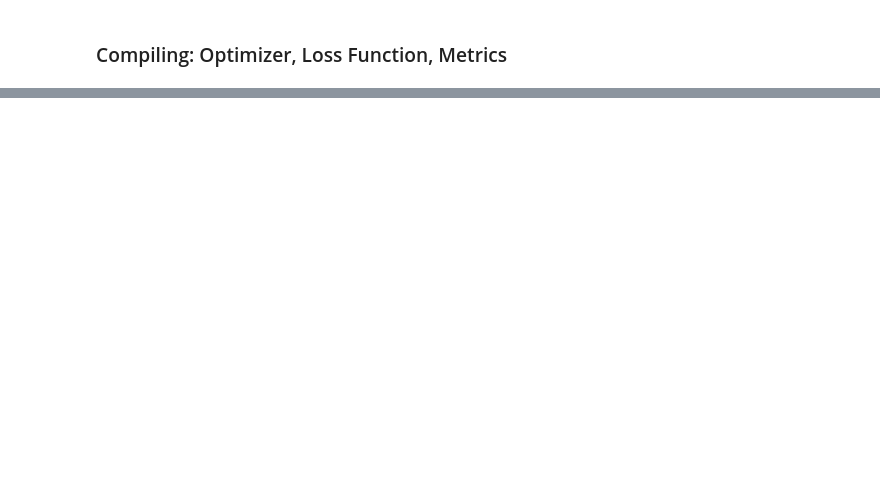
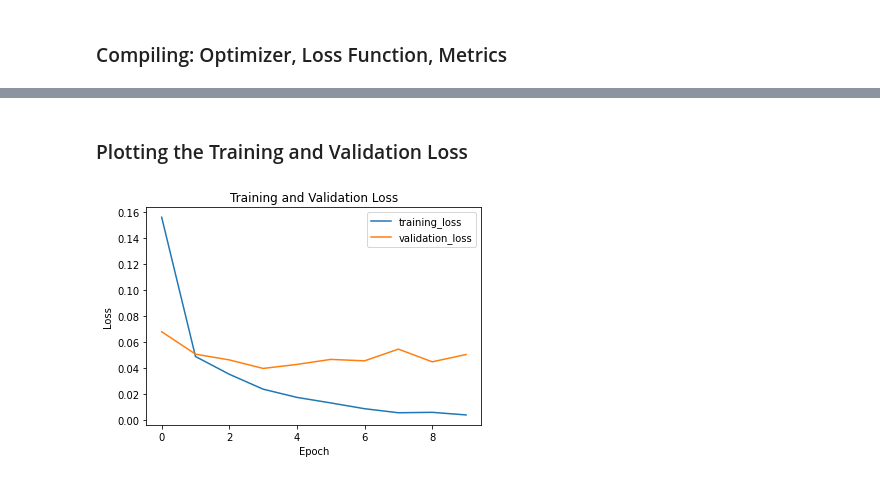
Before and after one commit to fkosse/bootcamp_projects, a Jupyter notebook: deep_learning/deep_learning.ipynb, the cells around one changed output, grey strips where cells are left out. Cells and saved outputs as stored; diff of their text form; code cells hidden in the pictures; blank space fills up the shorter version.

```diff
--- a/deep_learning/deep_learning.ipynb
+++ b/deep_learning/deep_learning.ipynb
@@ -463,0 +502,12 @@ results.history['val_accuracy']
+# %% [markdown]
+### Plotting the Training and Validation Loss
+# %%
+plt.plot(results.history['loss'], label='training_loss')
+plt.plot(results.history['val_loss'], label='validation_loss')
+plt.title('Training and Validation Loss')
+plt.xlabel('Epoch')
+plt.ylabel('Loss')
+plt.legend()
+plt.show()
+# %% [output]
+[figure, added]
```
Also changed, not shown: parts of 32 cells of this notebook, 2 other files.
